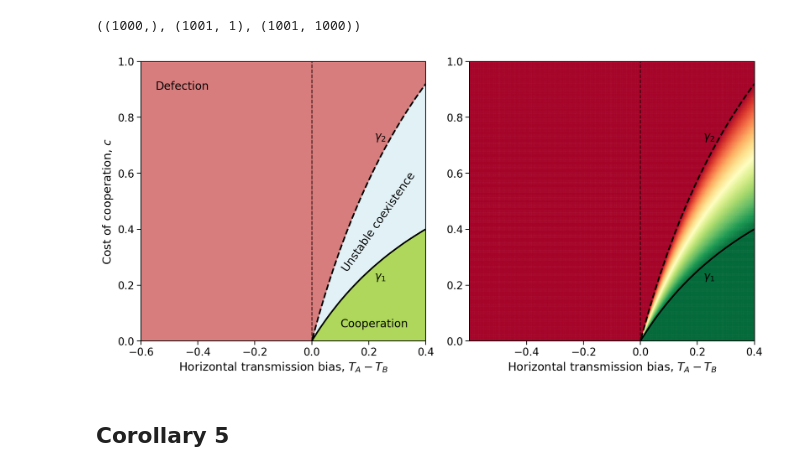
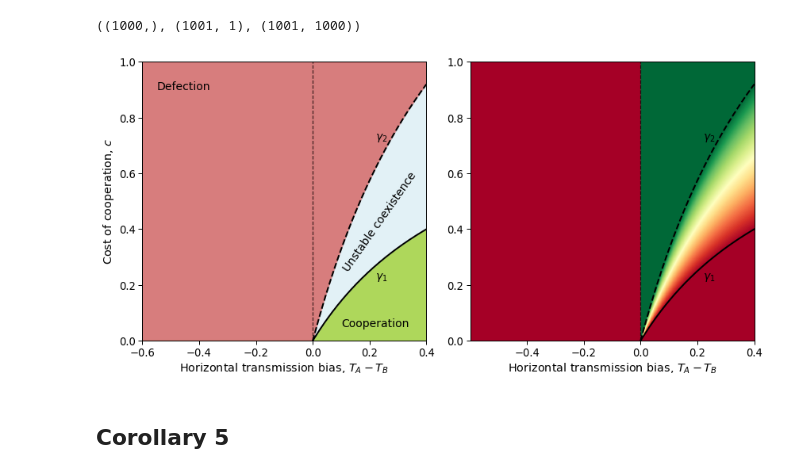
Before and after one commit to yoavram-lab/CulturalCooperation, a Jupyter notebook: ms/figures.ipynb, the cells around one changed output. Saved outputs shown, nothing was run; the diff lists cells and outputs as text; code cells hidden in the pictures.

Commit message:
fix some figures

```diff
--- a/ms/figures.ipynb
+++ b/ms/figures.ipynb
@@ -25,11 +25,7 @@ assert ((0<=TB) & (TB<=1)).all()
 
 c = np.linspace(0, 1, 1001).reshape((-1, 1))
 pstar = (c * (1 - TB) - b * α * TA - (TA - TB)) / (b * (1 - α) * (TA - TB))
-####
-# my fix: p* <- 1-p*
-pstar[:, ΔT>0] *= -1
-pstar[:, ΔT>0] += 1
-#####
+
 pstar = np.minimum(pstar, 1)
 pstar = np.maximum(pstar, 0)
 ΔT.shape, c.shape, pstar.shape
@@ -57,36 +53,36 @@ ax.set(xlim=(ΔT.min(), ΔT.max()), ylim=(0, 1),
        ylabel='Cost of cooperation, $c$',
 )
 ax.text(-0.55, 0.9, 'Defection', fontdict=fontdict, rotation=0)
 ax.text(0.1, 0.05, r'Cooperation', fontdict=fontdict, rotation=0)
 if α == 0.7:
     ax.text(-0.33, 0.03, 'Stable coexistence', fontdict=dict(fontsize=12), rotation=70)
     ax.text(0.1, 0.69, r'Unstable coexist.', fontdict=dict(fontsize=12), rotation=25)
 if α == 0:
     ax.text(0.1, 0.25, r'Unstable coexistence', fontdict=fontdict, rotation=55)
 
 ax = axes[1]
 im = ax.pcolormesh(ΔT, c, pstar, cmap='RdYlGn', alpha=0.5, rasterized=True)
 # plt.colorbar(im, label='Frequency of $A$ at equilibrium, $p^*$', ax=ax)
 ax.plot(ΔT, γ1, '-k', lw=2)
 ax.plot(ΔT, γ2, '--k', lw=2)
 ax.axvline(0, color='k', ls='--', alpha=0.7)
 ax.set(xlim=(ΔT.min(), ΔT.max()), ylim=(0, 1),
        xlabel='Horizontal transmission bias, $T_A - T_B$',
 )
 
 for ax in axes:
     if α == 0:
         ax.text(0.22, 0.22, r'$\gamma_1$', fontdict=fontdict)
         ax.text(0.22, 0.72, r'$\gamma_2$', fontdict=fontdict)
     if α == 0.7:
         ax.text(0.22, 0.675, r'$\gamma_1$', fontdict=fontdict)
         ax.text(0.22, 0.875, r'$\gamma_2$', fontdict=fontdict)
 
 fig.tight_layout()
-if α == 0.7: fig.savefig('Figures/Result2__non_zero_alpha.pdf')
-if α == 0: fig.savefig('Figures/Result2_zero_alpha.pdf')
+#if α == 0.7: fig.savefig('Figures/Result2__non_zero_alpha.pdf')
+#if α == 0: fig.savefig('Figures/Result2_zero_alpha.pdf')
 # %% [output]
-[figure, old version]
+[figure, new version]
 # %% [markdown]
 ## Corollary 5
 # %%
```
Also changed, not shown: parts of 9 cells of this notebook, 4 other files.
